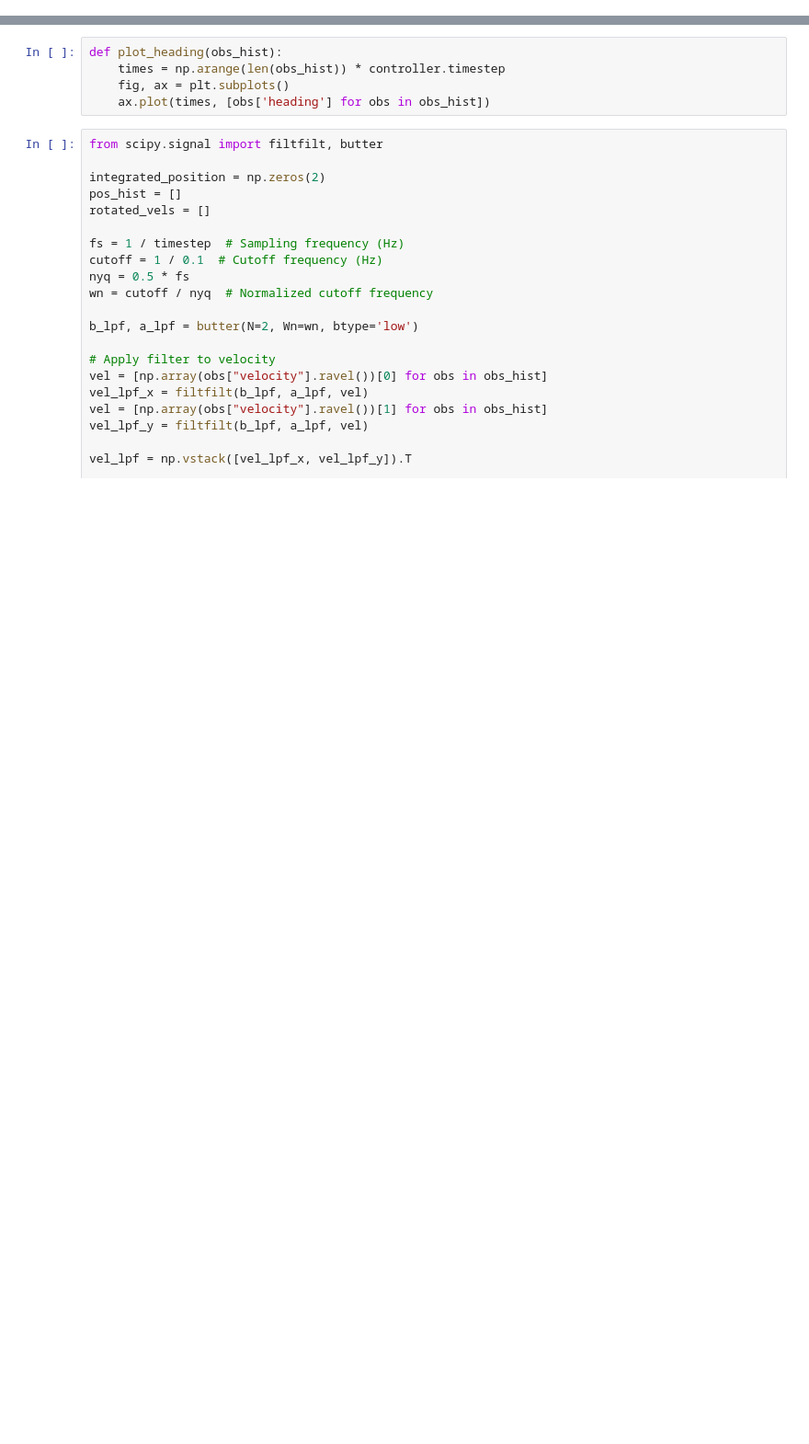
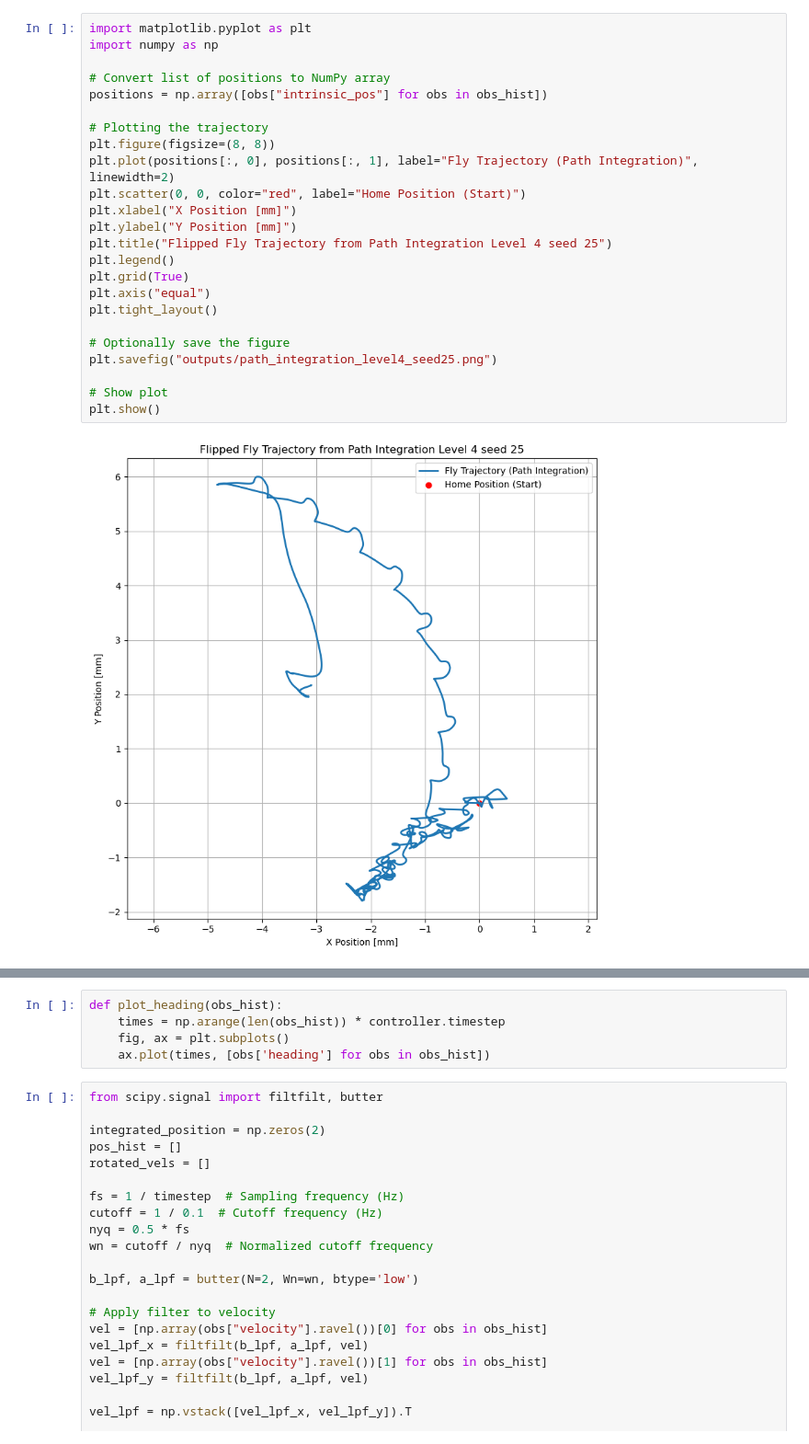
Before and after one commit to Sophiemeuw/FlyFly, a Jupyter notebook: test_controller.ipynb, the cells around one changed output, grey strips where cells are left out. Shown at 92% size. Cells and saved outputs as stored; diff of their text form; blank space fills up the shorter version.

```diff
--- a/test_controller.ipynb
+++ b/test_controller.ipynb
@@ -91,0 +97,26 @@ Making new writer with name raw
+# %%
+import matplotlib.pyplot as plt
+import numpy as np
+
+# Convert list of positions to NumPy array
+positions = np.array([obs["intrinsic_pos"] for obs in obs_hist])
+
+# Plotting the trajectory
+plt.figure(figsize=(8, 8))
+plt.plot(positions[:, 0], positions[:, 1], label="Fly Trajectory (Path Integration)", linewidth=2)
+plt.scatter(0, 0, color="red", label="Home Position (Start)")
+plt.xlabel("X Position [mm]")
+plt.ylabel("Y Position [mm]")
+plt.title("Flipped Fly Trajectory from Path Integration Level 4 seed 25")
+plt.legend()
+plt.grid(True)
+plt.axis("equal")
+plt.tight_layout()
+
+# Optionally save the figure
+plt.savefig("outputs/path_integration_level4_seed25.png")
+
+# Show plot
+plt.show()
+# %% [output]
+[figure, added]
```
Also changed, not shown: parts of 7 cells of this notebook.
